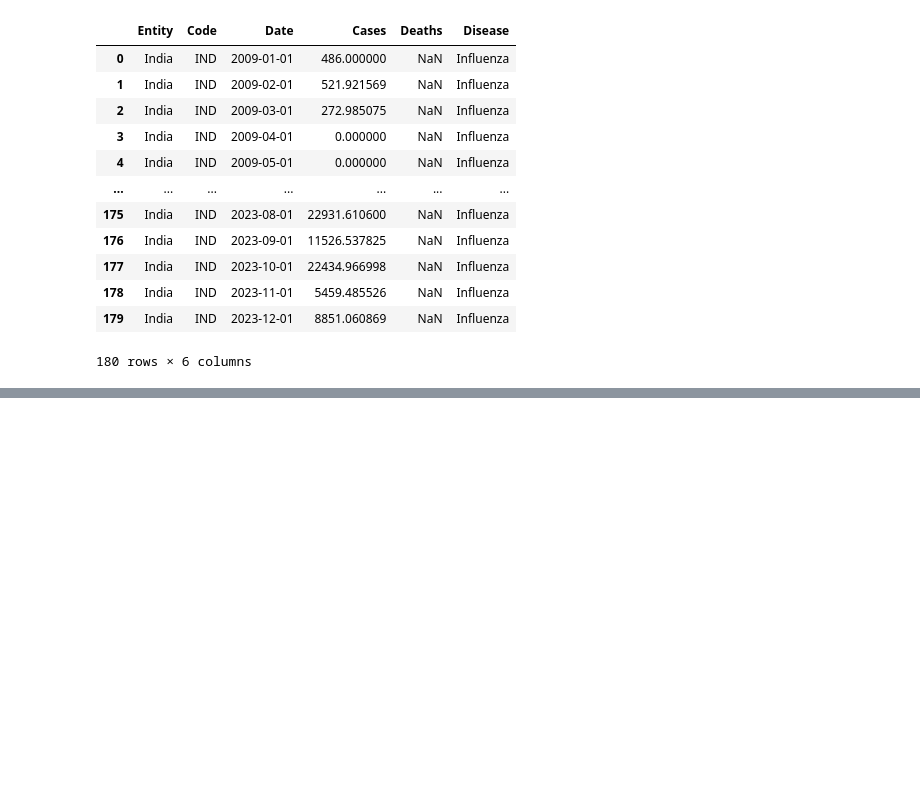
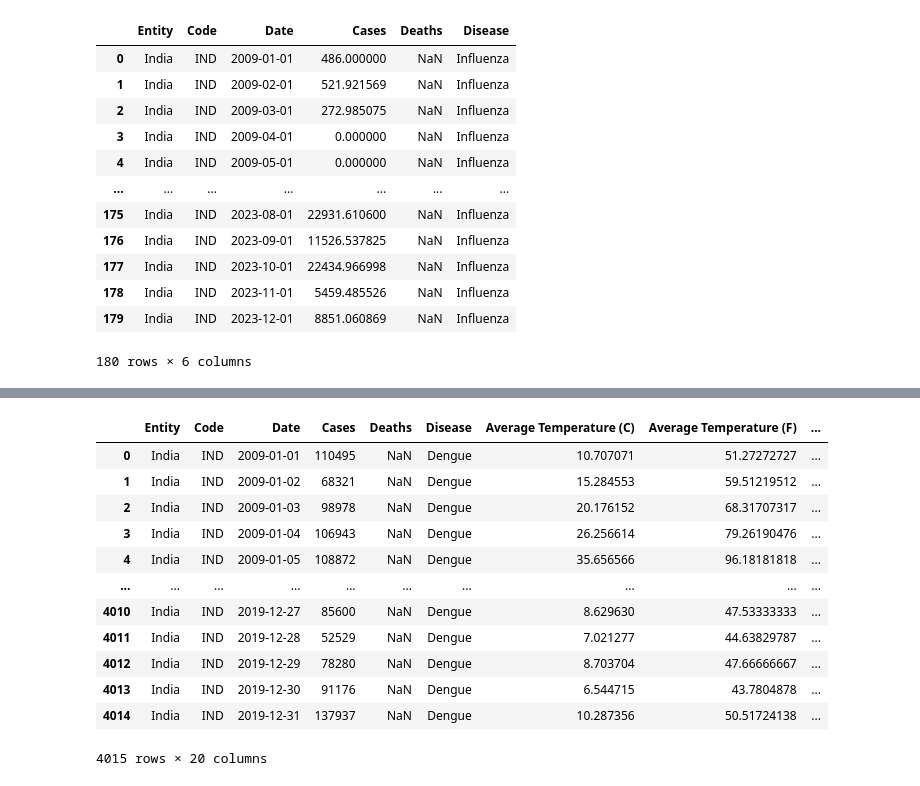
Before and after one commit to Chaitya0623/IPD_Medledger, a Jupyter notebook: Dataset/Diseases/daily.ipynb, the cells around one changed output, grey strips where cells are left out. Saved outputs shown, nothing was run; the diff lists cells and outputs as text; code cells hidden in the pictures; blank space fills up the shorter version.

```diff
--- a/Dataset/Diseases/daily.ipynb
+++ b/Dataset/Diseases/daily.ipynb
@@ -113,0 +248,9 @@ monthly_influenza
+# %%
+monthly_dengue = pd.read_csv('Monthly/monthly_dengue.csv')
+dengue = distribute_cases(monthly_dengue)
+dengue['Code'] = 'IND'
+dengue['Disease'] = 'Dengue'
+dengue['Deaths'] = np.nan
+dengue['Entity'] = 'India'
+dengue = dengue[['Entity', 'Code', 'Date', 'Cases', 'Deaths', 'Disease']]
+dengue
@@ -113,0 +271,19 @@ monthly_influenza
+# %%
+dengue = pd.merge(dengue, df, on='Date', how='inner')
+dengue['Symptoms'] = '["Sudden, high fever", "Severe headaches", "Pain behind the eyes", "Severe joint and muscle pain", "Fatigue", "Nausea", "Vomiting", "Skin rash"]'
+dengue.to_csv('Daily/daily_dengue.csv')
+dengue
+# %% [output]
+|  | Entity | Code | Date | Cases | Deaths | Disease | Average Temperature (C) | Average Temperature (F) | ... |
+| 0 | India | IND | 2009-01-01 | 110495 | NaN | Dengue | 10.707071 | 51.27272727 | ... |
+| 1 | India | IND | 2009-01-02 | 68321 | NaN | Dengue | 15.284553 | 59.51219512 | ... |
+| 2 | India | IND | 2009-01-03 | 98978 | NaN | Dengue | 20.176152 | 68.31707317 | ... |
+| 3 | India | IND | 2009-01-04 | 106943 | NaN | Dengue | 26.256614 | 79.26190476 | ... |
+| 4 | India | IND | 2009-01-05 | 108872 | NaN | Dengue | 35.656566 | 96.18181818 | ... |
+| ... | ... | ... | ... | ... | ... | ... | ... | ... | ... |
+| 4010 | India | IND | 2019-12-27 | 85600 | NaN | Dengue | 8.629630 | 47.53333333 | ... |
+| 4011 | India | IND | 2019-12-28 | 52529 | NaN | Dengue | 7.021277 | 44.63829787 | ... |
+| 4012 | India | IND | 2019-12-29 | 78280 | NaN | Dengue | 8.703704 | 47.66666667 | ... |
+| 4013 | India | IND | 2019-12-30 | 91176 | NaN | Dengue | 6.544715 | 43.7804878 | ... |
+| 4014 | India | IND | 2019-12-31 | 137937 | NaN | Dengue | 10.287356 | 50.51724138 | ... |
+4015 rows × 20 columns
```
Also changed, not shown: parts of 24 cells of this notebook, 11 other files.
